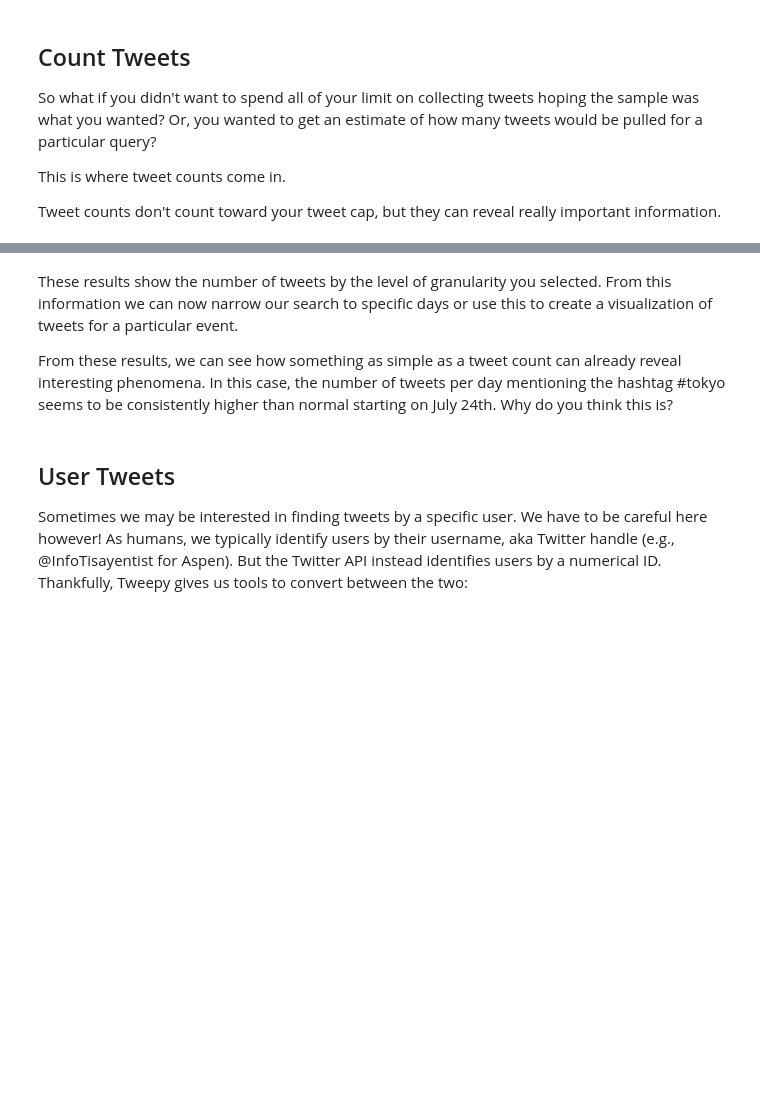
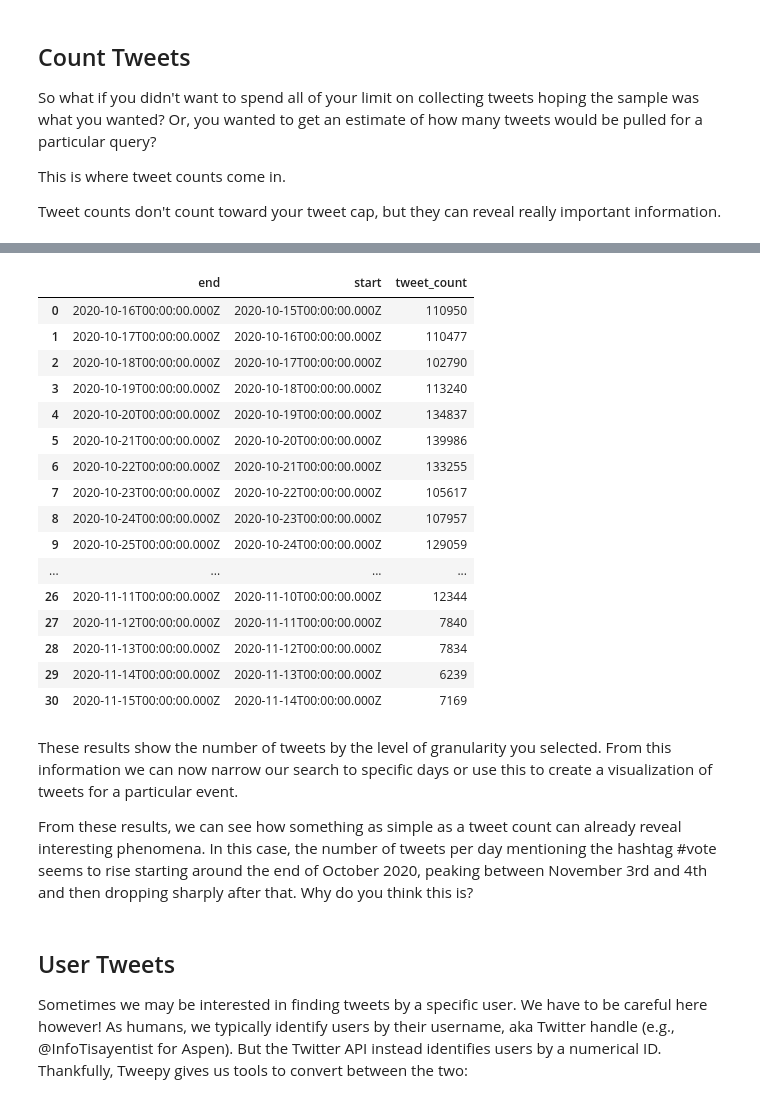
Before and after one commit to jpwchang/API-Workshop-Series, a Jupyter notebook: API-Workshop-Fall22/API_F22_PythonDemo.ipynb, the cells around one changed output, grey strips where cells are left out. Cells and saved outputs as stored; diff of their text form; code cells hidden in the pictures; blank space fills up the shorter version.

```diff
--- a/API-Workshop-Fall22/API_F22_PythonDemo.ipynb
+++ b/API-Workshop-Fall22/API_F22_PythonDemo.ipynb
@@ -157,11 +143,11 @@ This is where tweet counts come in.
 Tweet counts don't count toward your tweet cap, but they can reveal really important information.
 # %%
 count = client.get_all_tweets_count(
-    query="#tokyo", # let's try a hashtag analysis
-    start_time="2021-07-01T00:00:00Z",
-    end_time="2021-08-01T00:00:00Z",
+    query="#vote", # let's try a hashtag analysis
+    start_time="2020-10-15T00:00:00Z",
+    end_time="2020-11-15T00:00:00Z",
     granularity="day" # tell the API to count number of tweets per day (can also do hour or minute).
 )
 # %%
-print(pandas.DataFrame(count.data)) # just like last time, use Pandas to format the output
+display(pandas.DataFrame(count.data)) # just like last time, use Pandas to format the output
 # %% [output]
@@ -185,7 +154,24 @@ print(pandas.DataFrame(count.data)) # just like last time, use Pandas to format
+|  | end | start | tweet_count |
+| 0 | 2020-10-16T00:00:00.000Z | 2020-10-15T00:00:00.000Z | 110950 |
+| 1 | 2020-10-17T00:00:00.000Z | 2020-10-16T00:00:00.000Z | 110477 |
+| 2 | 2020-10-18T00:00:00.000Z | 2020-10-17T00:00:00.000Z | 102790 |
+| 3 | 2020-10-19T00:00:00.000Z | 2020-10-18T00:00:00.000Z | 113240 |
+| 4 | 2020-10-20T00:00:00.000Z | 2020-10-19T00:00:00.000Z | 134837 |
+| 5 | 2020-10-21T00:00:00.000Z | 2020-10-20T00:00:00.000Z | 139986 |
+| 6 | 2020-10-22T00:00:00.000Z | 2020-10-21T00:00:00.000Z | 133255 |
+| 7 | 2020-10-23T00:00:00.000Z | 2020-10-22T00:00:00.000Z | 105617 |
+| 8 | 2020-10-24T00:00:00.000Z | 2020-10-23T00:00:00.000Z | 107957 |
+| 9 | 2020-10-25T00:00:00.000Z | 2020-10-24T00:00:00.000Z | 129059 |
+| ... | ... | ... | ... |
+| 26 | 2020-11-11T00:00:00.000Z | 2020-11-10T00:00:00.000Z | 12344 |
+| 27 | 2020-11-12T00:00:00.000Z | 2020-11-11T00:00:00.000Z | 7840 |
+| 28 | 2020-11-13T00:00:00.000Z | 2020-11-12T00:00:00.000Z | 7834 |
+| 29 | 2020-11-14T00:00:00.000Z | 2020-11-13T00:00:00.000Z | 6239 |
+| 30 | 2020-11-15T00:00:00.000Z | 2020-11-14T00:00:00.000Z | 7169 |
 # %% [markdown]
 These results show the number of tweets by the level of granularity you selected. From this information we can now narrow our search to specific days or use this to create a visualization of tweets for a particular event.
 
-From these results, we can see how something as simple as a tweet count can already reveal interesting phenomena. In this case, the number of tweets per day mentioning the hashtag \#tokyo seems to be consistently higher than normal starting on July 24th. Why do you think this is?
+From these results, we can see how something as simple as a tweet count can already reveal interesting phenomena. In this case, the number of tweets per day mentioning the hashtag \#vote seems to rise starting around the end of October 2020, peaking between November 3rd and 4th and then dropping sharply after that. Why do you think this is?
 # %% [markdown]
 ## User Tweets
 
```
Also changed, not shown: parts of 15 cells of this notebook.
